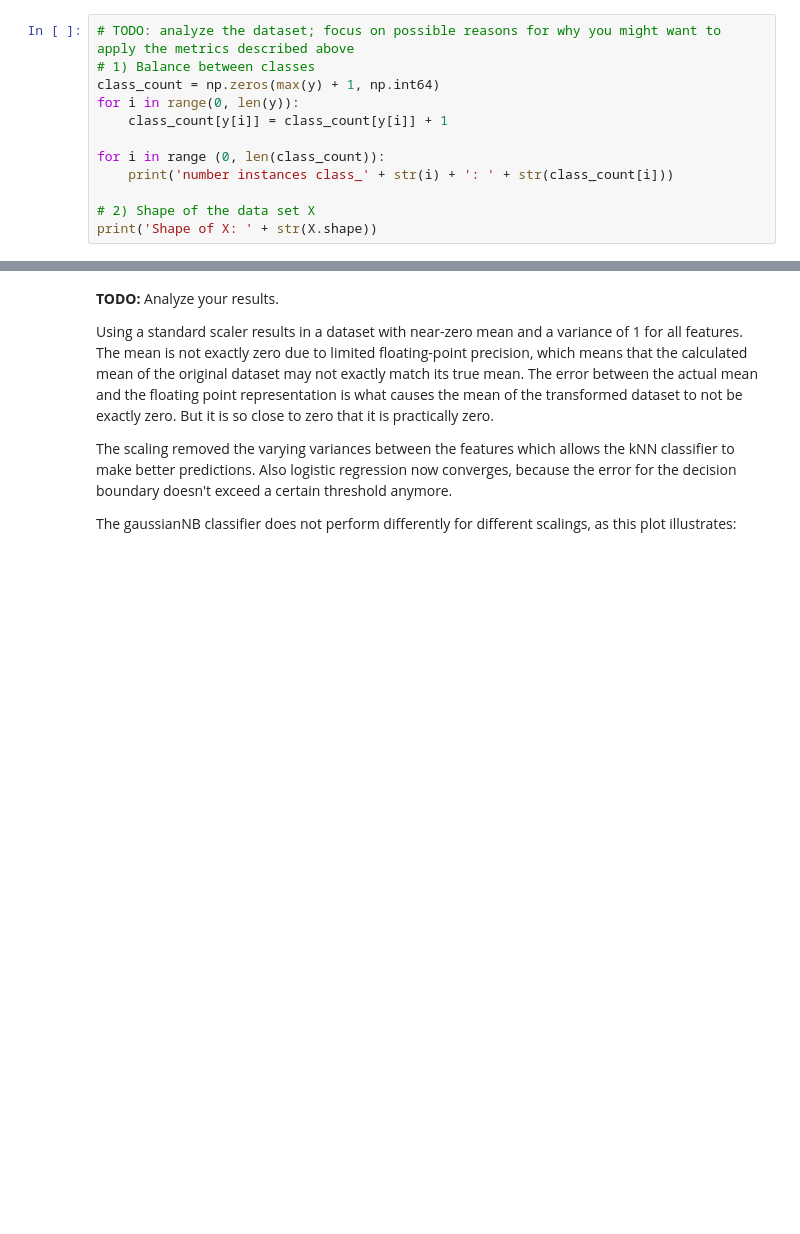
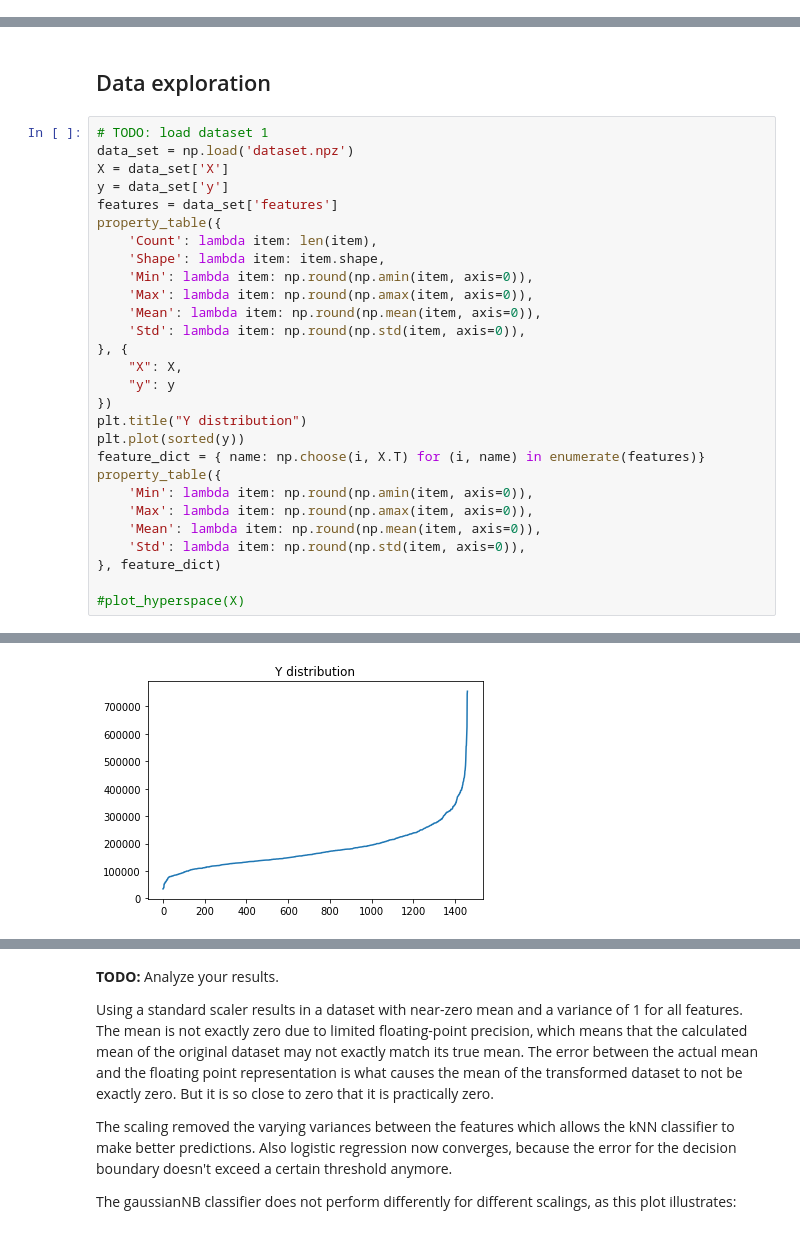
Before and after one commit to mankinskin/ml_projects, a Jupyter notebook: project3/Project3.ipynb, the cells around one changed output, grey strips where cells are left out. Saved outputs shown, nothing was run; the diff lists cells and outputs as text; blank space fills up the shorter version.

```diff
--- a/project3/Project3.ipynb
+++ b/project3/Project3.ipynb
@@ -94,12 +9,0 @@ score_all(clfs, X, y)
-# %%
-# TODO: analyze the dataset; focus on possible reasons for why you might want to apply the metrics described above
-# 1) Balance between classes
-class_count = np.zeros(max(y) + 1, np.int64)
-for i in range(0, len(y)):
-    class_count[y[i]] = class_count[y[i]] + 1
-
-for i in range (0, len(class_count)):
-    print('number instances class_' + str(i) + ': ' + str(class_count[i]))
-
-# 2) Shape of the data set X
-print('Shape of X: ' + str(X.shape))
@@ -314,0 +82,31 @@ standardized.std() = [1. 1. 1. 1. 1. 1. 1.]
+# %% [markdown]
+## Data exploration
+# %%
+# TODO: load dataset 1
+data_set = np.load('dataset.npz')
+X = data_set['X']
+y = data_set['y']
+features = data_set['features']
+property_table({
+    'Count': lambda item: len(item),
+    'Shape': lambda item: item.shape,
+    'Min': lambda item: np.round(np.amin(item, axis=0)),
+    'Max': lambda item: np.round(np.amax(item, axis=0)),
+    'Mean': lambda item: np.round(np.mean(item, axis=0)),
+    'Std': lambda item: np.round(np.std(item, axis=0)),
+}, {
+    "X": X,
+    "y": y
+})
+plt.title("Y distribution")
+plt.plot(sorted(y))
+feature_dict = { name: np.choose(i, X.T) for (i, name) in enumerate(features)}
+property_table({
+    'Min': lambda item: np.round(np.amin(item, axis=0)),
+    'Max': lambda item: np.round(np.amax(item, axis=0)),
+    'Mean': lambda item: np.round(np.mean(item, axis=0)),
+    'Std': lambda item: np.round(np.std(item, axis=0)),
+}, feature_dict)
+
+#plot_hyperspace(X)
+# %% [output]
@@ -314,0 +133 @@ standardized.std() = [1. 1. 1. 1. 1. 1. 1.]
+[figure, added]
```
Also changed, not shown: parts of 18 cells of this notebook.
